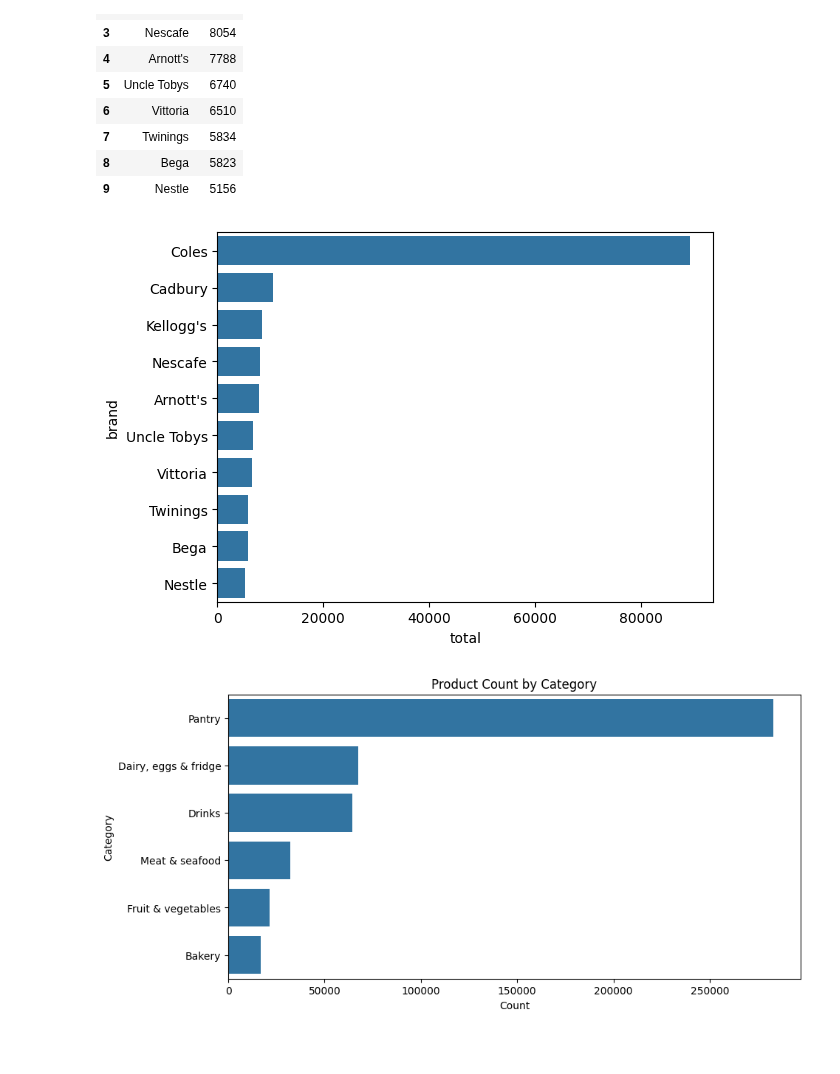
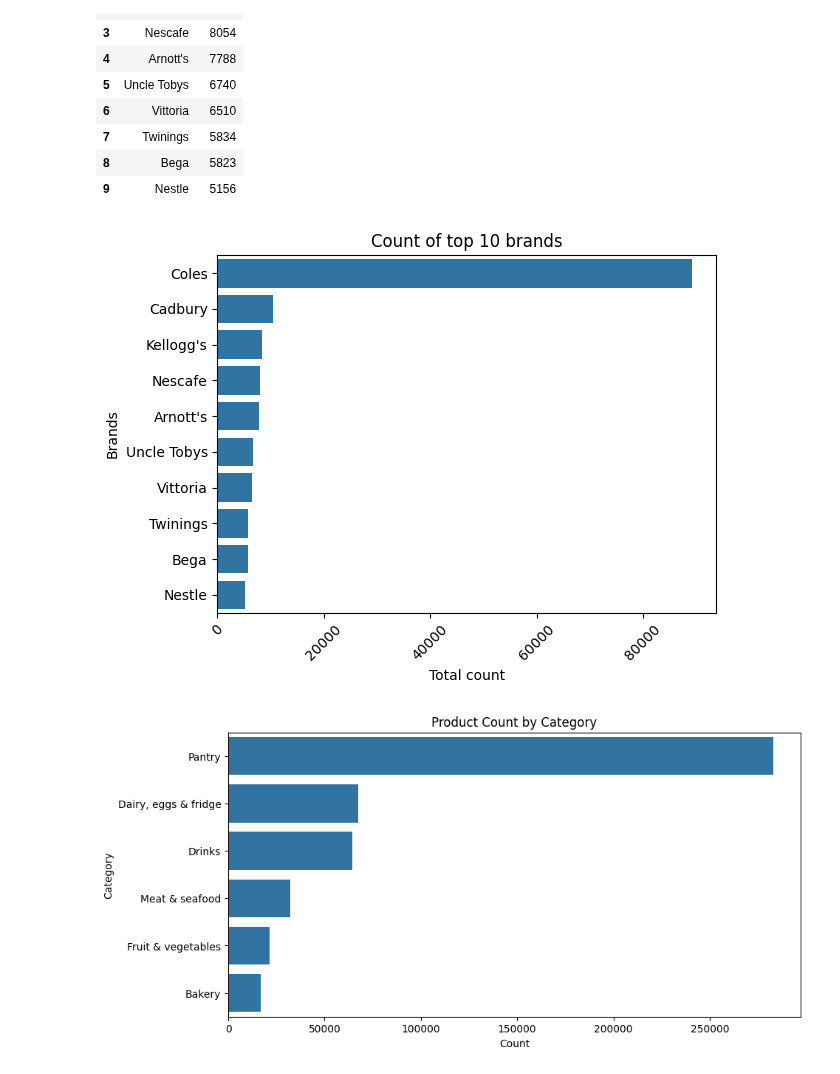
Before and after one commit to binayakhadka/grocery-retail-analytics, a Jupyter notebook: aus.ipynb, the cells around one changed output. Saved outputs shown, nothing was run; the diff lists cells and outputs as text; code cells hidden in the pictures; blank space fills up the shorter version.

```diff
--- a/aus.ipynb
+++ b/aus.ipynb
@@ -384,9 +384,14 @@ top_brands
 | 9 | Nestle | 5156 |
 # %%
 sns.barplot(data=top_brands, x='total', y='brand')
-plt.show()
+plt.xlabel("Total count")
+plt.ylabel("Brands")
+plt.title("Count of top 10 brands")
+plt.xticks(rotation=45)
+plt.tight_layout()
+plt.savefig(bbox_inches="tight")
 # %% [output]
-[figure, old version]
+[figure, new version]
 # %%
 cat_count = df['category'].value_counts()
 brand_count = df['brand'].value_counts().head(10)
```
Also changed, not shown: 1 other file.
